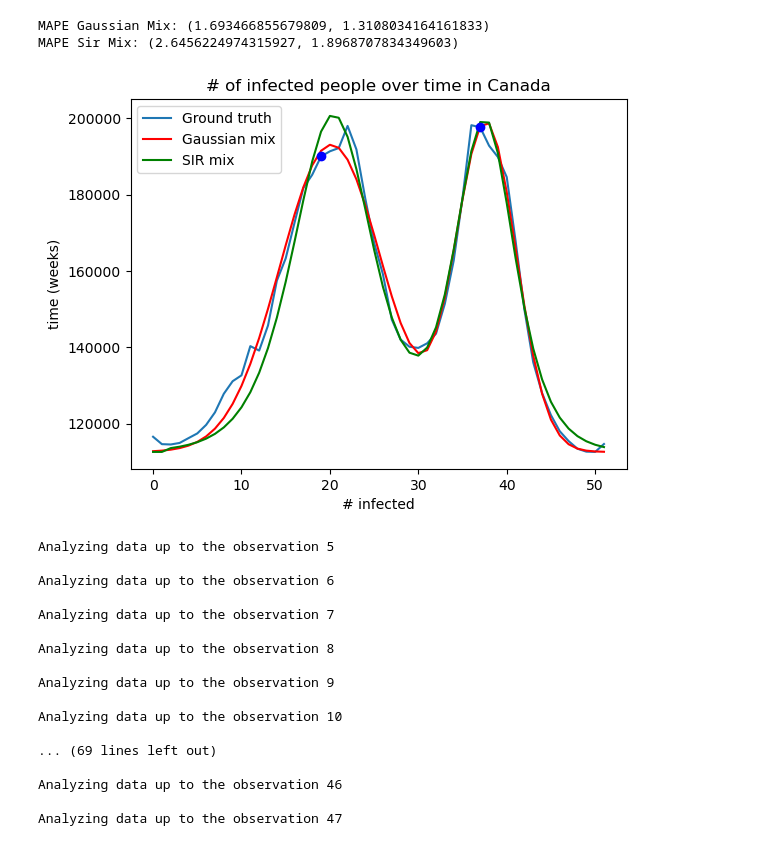
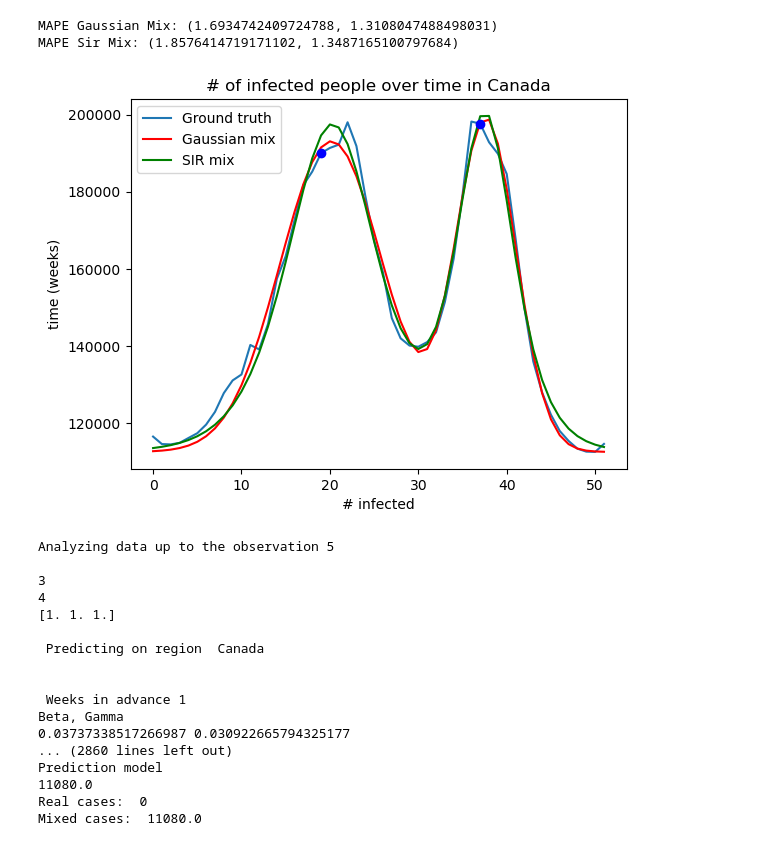
Before and after one commit to CANBOTS/469-T2-Canbots-, a Jupyter notebook: src/main.ipynb, the cells around one changed output. Saved outputs shown, nothing was run; the diff lists cells and outputs as text; code cells hidden in the pictures.

Commit message:
predicting beta, gamma for a singular SIR curve(needs some modifications to work)
going to extend this for k SIR mixture model

```diff
--- a/src/main.ipynb
+++ b/src/main.ipynb
@@ -11,6 +11,10 @@ import scipy as sp
 from SubpopulationsLib.Subpopulations import find_theta_sa
 from SubpopulationsLib.Subpopulations import mixture_exponentials, mixture_SIR
 from SubpopulationsLib.Metrics import MAPE
+from sklearn.linear_model import RidgeCV
+from SubpopulationsLib.InfectiousModels import SIR
+from SubpopulationsLib.Learners import MarkovChainRNN
+from keras_preprocessing.sequence import pad_sequences
 
 import warnings
 warnings.filterwarnings("ignore")
@@ -30,9 +34,9 @@ def read_data(filename, start_date, end_date, country):
     R = R[indexes_weekly]
 
     # get rid of the first element of the data
-    data = I[1:]
+    #data = I[1:]
 
-    return data
+    return [S, I, R]
 
 
 # function to create a plot with a given data set
@@ -242,36 +539,30 @@ def visualize_prediction(results_dict, max_k=4):
-# %%
-path = "../Data/"
-start_date = '7/30/20'
-end_date = '7/30/21'
-country = 'Canada'
-
-# get the data from folder
-data = read_data(path, start_date, end_date, country)
-
-# get the plot
-compare_plots(data,country)
-# %% [output]
-MAPE Gaussian Mix: (1.693466855679809, 1.3108034164161833)
-MAPE Sir Mix: (2.6456224974315927, 1.8968707834349603)
-[figure, removed]
+# %%
+#Params_dict['Canada']
+# get the plot
+I = data[1][1:]
+compare_plots(I,country)
+# %% [output]
+MAPE Gaussian Mix: (1.6934742409724788, 1.3108047488498031)
+MAPE Sir Mix: (1.8576414719171102, 1.3487165100797684)
+[figure, added]
 # %%
-pred_results = pred(data)
+pred_results = predictions(data)
 # print(pred_results)
 # %% [output]
 Analyzing data up to the observation 5
 
-Analyzing data up to the observation 6
+3
+4
+[1. 1. 1.]
 
-Analyzing data up to the observation 7
+ Predicting on region  Canada
 
-Analyzing data up to the observation 8
 
-Analyzing data up to the observation 9
-
-Analyzing data up to the observation 10
-
-... (69 lines left out)
-
-Analyzing data up to the observation 46
-
-Analyzing data up to the observation 47
+ Weeks in advance 1
+Beta, Gamma
+0.03737338517266987 0.030922665794325177
+... (2860 lines left out)
+Prediction model
+11080.0
+Real cases:  0
+Mixed cases:  11080.0
```
Also changed, not shown: parts of 7 cells of this notebook, 4 other files.
